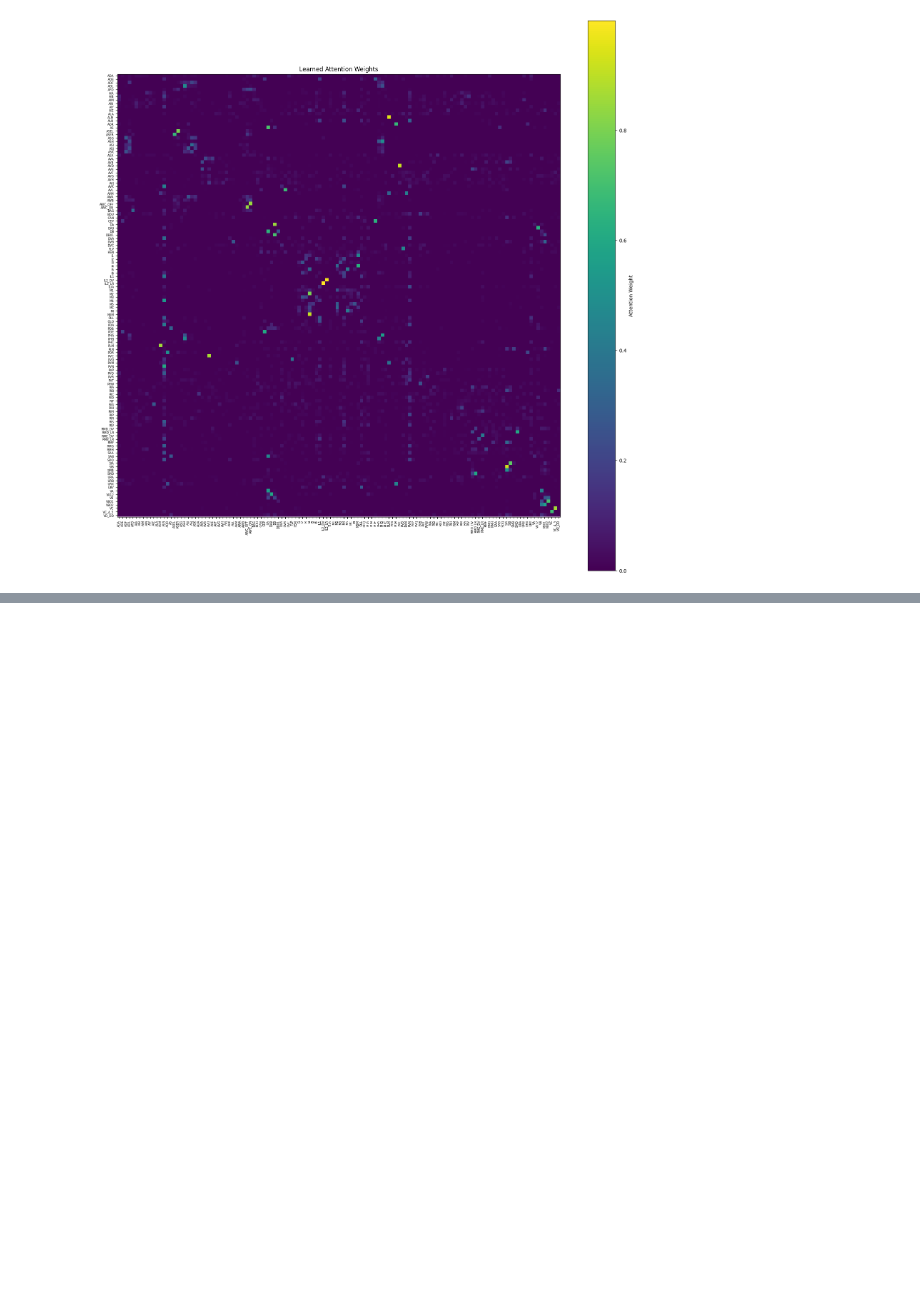
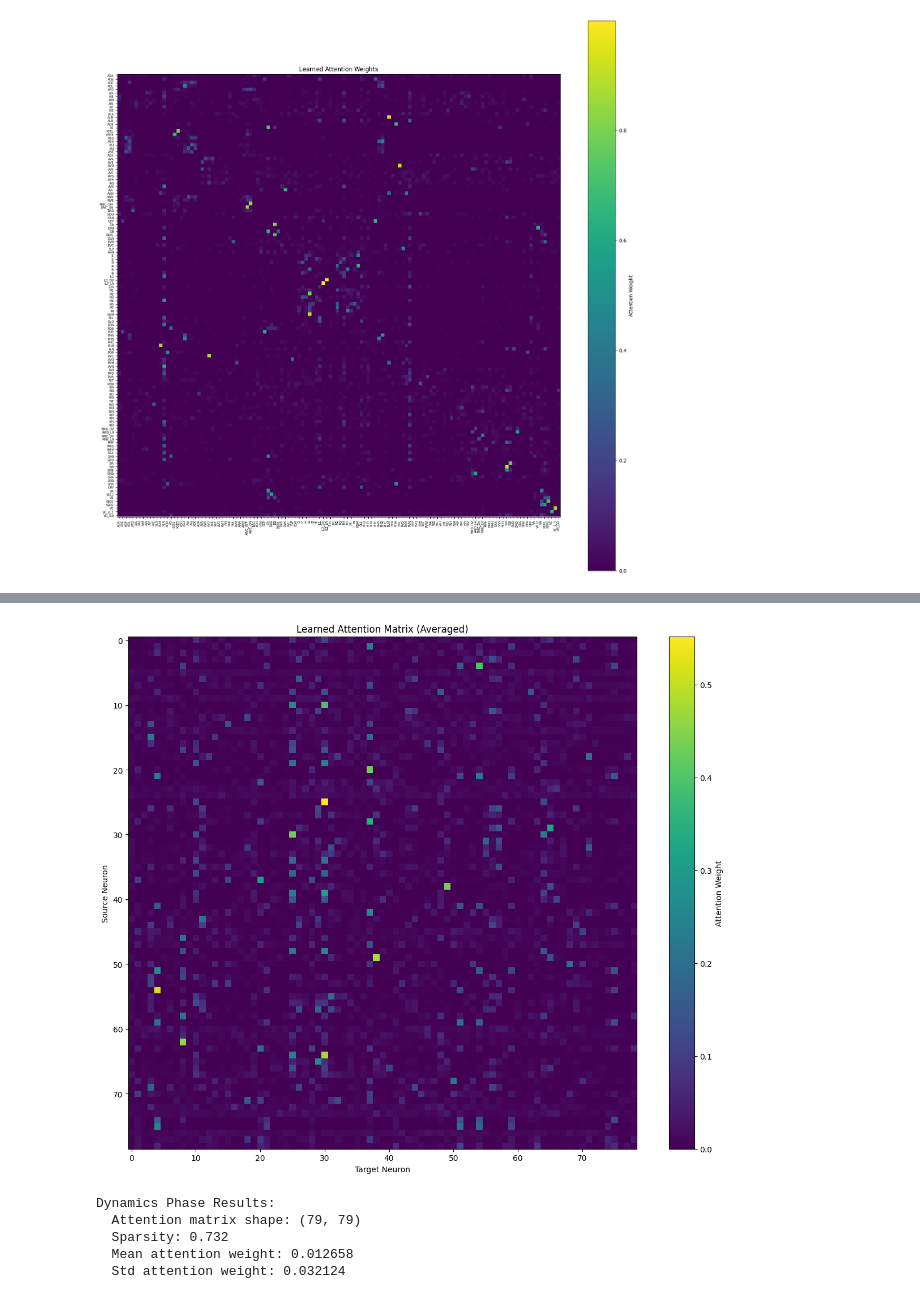
Before and after one commit to qsimeon/worm-learn, a Jupyter notebook: main_notebook.ipynb, the cells around one changed output, grey strips where cells are left out. Saved outputs shown, nothing was run; the diff lists cells and outputs as text; code cells hidden in the pictures; blank space fills up the shorter version.

```diff
--- a/main_notebook.ipynb
+++ b/main_notebook.ipynb
@@ -1776,0 +2032,27 @@ plt.show()
+# %%
+# Calculate train/val split
+T_total = trace_array.shape[1]
+train_end_time = int(T_total * CONFIG_DYNAMICS['train_val_split'])
+
+# Split time series temporally
+train_trace = trace_array[:, :train_end_time]
+val_trace = trace_array[:, train_end_time:]
+
+print(f"Data split:")
+print(f"  Train: {train_trace.shape}")
+print(f"  Val: {val_trace.shape}")
+
+# Create datasets
+train_dataset_dynamics = NeuralDynamicsDataset(
+    trace_array=train_trace,
+    seq_len=CONFIG_DYNAMICS['seq_len'],
+    stride=CONFIG_DYNAMICS['stride'],
+    device=device
+)
+
+val_dataset_dynamics = NeuralDynamicsDataset(
+    trace_array=val_trace,
+    seq_len=CONFIG_DYNAMICS['seq_len'],
+    stride=CONFIG_DYNAMICS['stride'],
+    device=device
+)
@@ -1776,0 +2213,25 @@ plt.show()
+# %%
+# Analyze learned attention matrix
+results_dynamics = analyze_attention_matrix(
+    model=model_dynamics,
+    dataset=val_dataset_dynamics,
+    neuron_labels=neuron_labels,
+    device=device,
+    ground_truth_connectomes={
+        'witvliet_combined': gt_adj_combined,
+        # 'functional': None, # TODO: add functional connectivity matrix
+    }
+)
+
+print(f"\nDynamics Phase Results:")
+print(f"  Attention matrix shape: {results_dynamics['attention_matrix'].shape}")
+print(f"  Sparsity: {results_dynamics['sparsity']:.3f}")
+print(f"  Mean attention weight: {results_dynamics['mean']:.6f}")
+print(f"  Std attention weight: {results_dynamics['std']:.6f}")
+# %% [output]
+[figure, added]
+Dynamics Phase Results:
+  Attention matrix shape: (79, 79)
+  Sparsity: 0.732
+  Mean attention weight: 0.012658
+  Std attention weight: 0.032124
```
Also changed, not shown: parts of 24 cells of this notebook.
